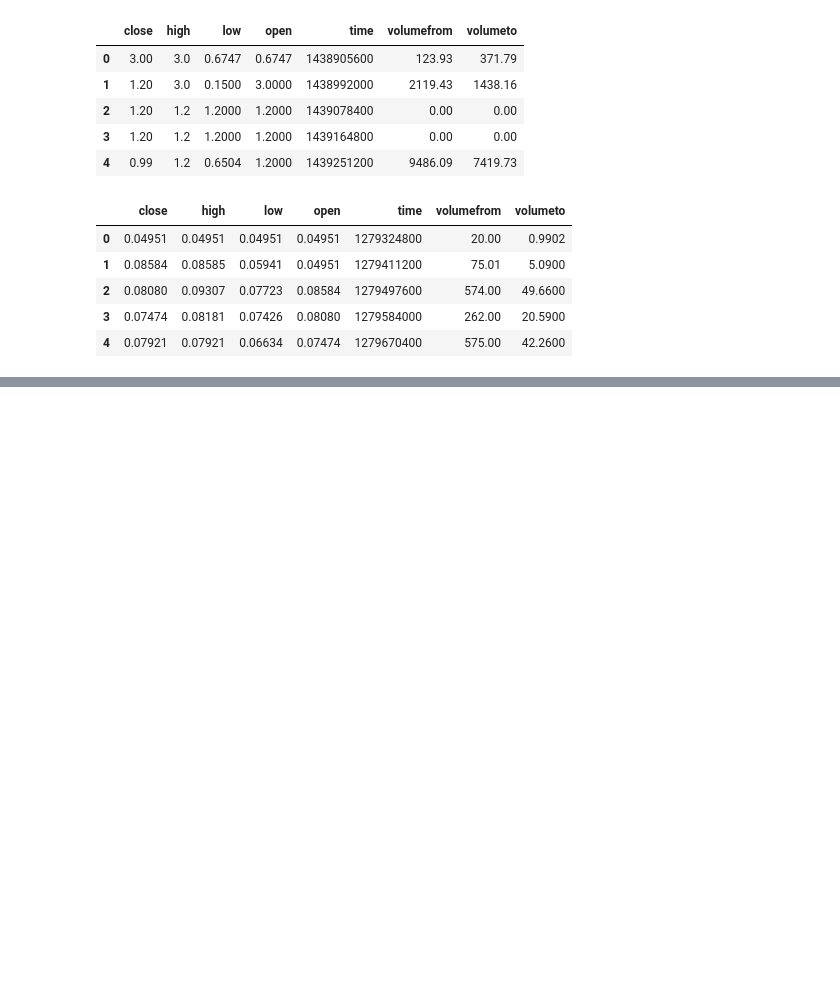
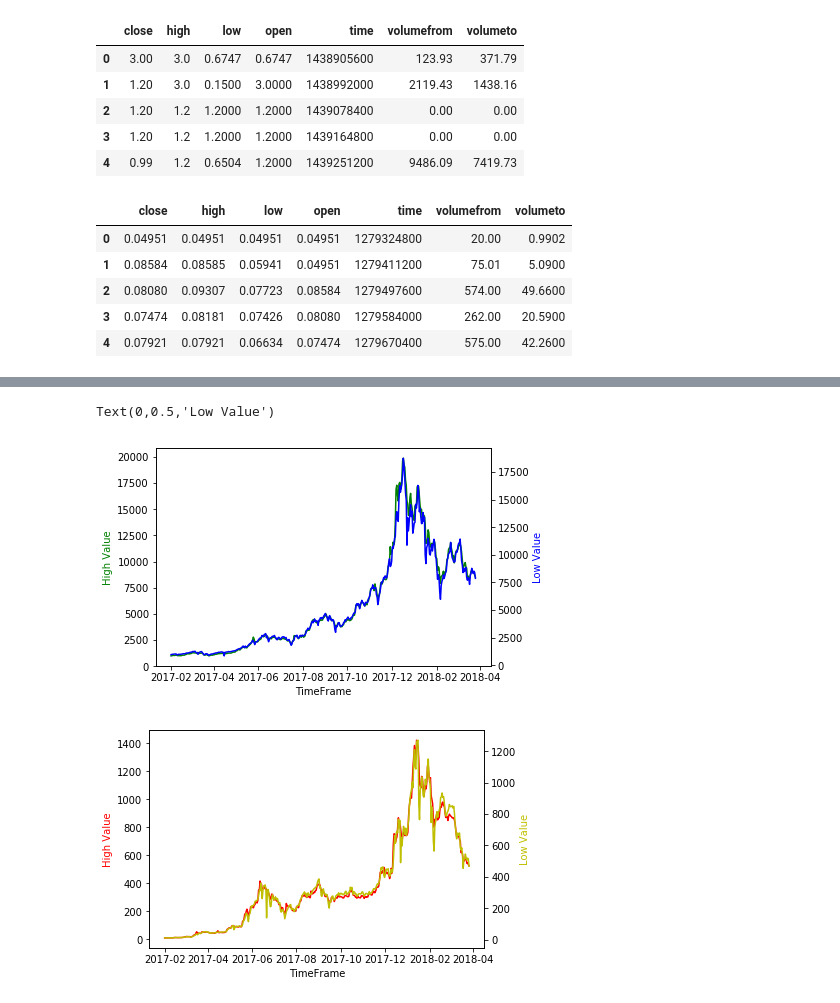
Before and after one commit to TinaWadhwa/MISY866, a Jupyter notebook: BTC_ETH_COMPARE.ipynb, the cells around one changed output, grey strips where cells are left out. Drawn from its saved outputs; the diff is of its cells as text; code cells hidden in the pictures; blank space fills up the shorter version.

```diff
--- a/BTC_ETH_COMPARE.ipynb
+++ b/BTC_ETH_COMPARE.ipynb
@@ -60,2 +76,26 @@ is_timeFrameETH = ((eth_DF.time >= '2017-01-01') & (eth_DF.time <= '2017-12-31')
 
 currencies = ['BitCoin', 'Ethereum']
+# %%
+x = btc_DF[is_timeFrameBTC]['time']
+y1 = btc_DF[is_timeFrameBTC]['high']
+y2 = btc_DF[is_timeFrameBTC]['low']
+y3 = eth_DF[is_timeFrameETH]['high']
+y4 = eth_DF[is_timeFrameETH]['low']
+fig, ax1 = pp.subplots()
+ax2 = ax1.twinx()
+fig, ax3 = pp.subplots()
+ax4 = ax3.twinx()
+ax1.plot(x, y1, 'g-')
+ax2.plot(x, y2, 'b-')
+ax3.plot(x, y3, 'r-')
+ax4.plot(x, y4, 'y-')
+ax1.set_xlabel('TimeFrame')
+ax1.set_ylabel('High Value', color='g')
+ax2.set_ylabel('Low Value', color='b')
+ax3.set_xlabel('TimeFrame')
+ax3.set_ylabel('High Value', color='r')
+ax4.set_ylabel('Low Value', color='y')
+# %% [output]
+Text(0,0.5,'Low Value')
+[figure, added]
+[figure, added]
```
Also changed, not shown: parts of 21 cells of this notebook, 3 other files.
